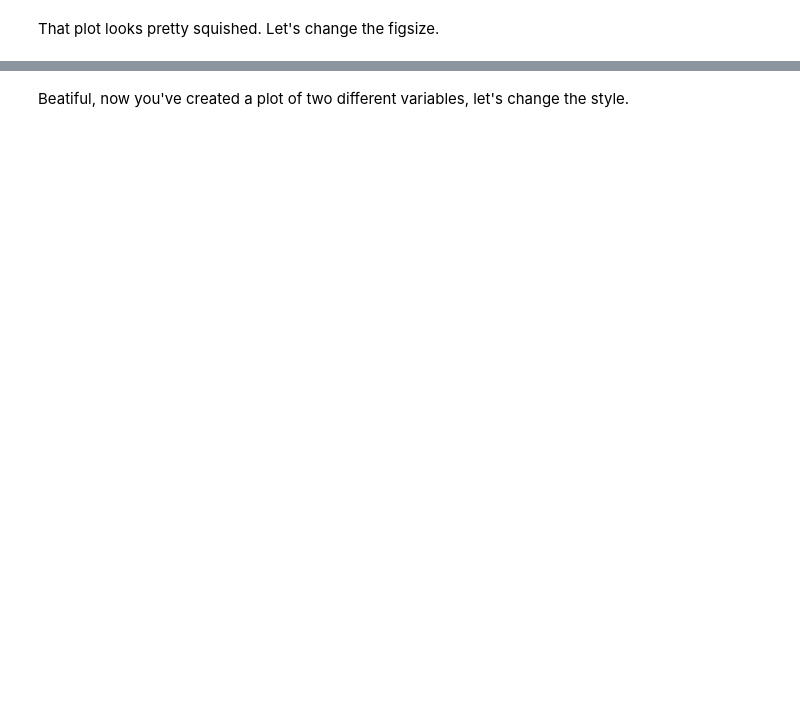
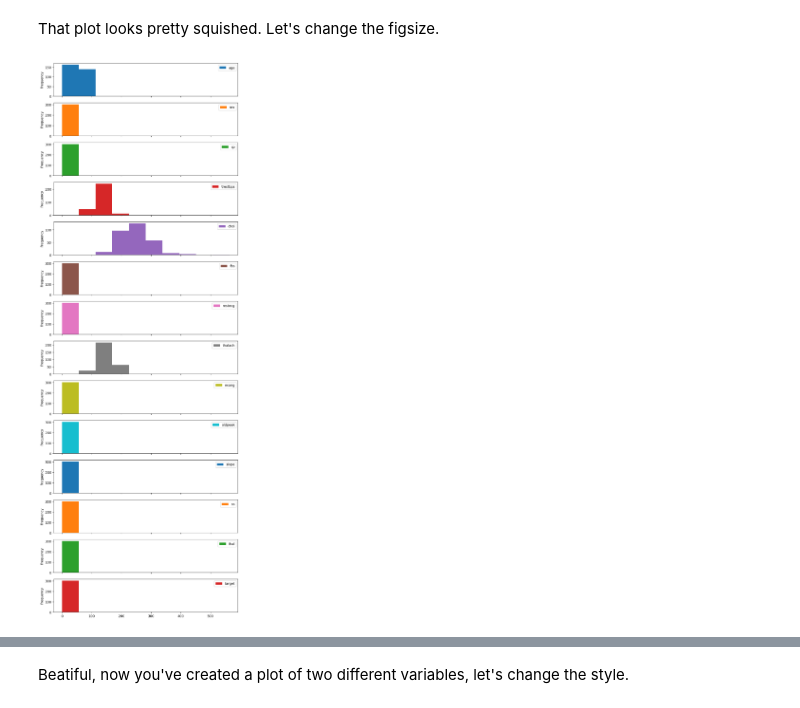
Before and after one commit to sakshamkumar1/master-machine-learning, a Jupyter notebook: matplotlib-exercises.ipynb, the cells around one changed output, grey strips where cells are left out. Saved outputs shown, nothing was run; the diff lists cells and outputs as text; code cells hidden in the pictures; blank space fills up the shorter version.

```diff
--- a/matplotlib-exercises.ipynb
+++ b/matplotlib-exercises.ipynb
@@ -367,6 +402,9 @@ That plot looks pretty squished. Let's change the figsize.
 # %%
 # Call the same line of code from above except change the "figsize" parameter
 # to be (10, 30)
+heart_disease.plot.hist(subplots=True, figsize=(10, 30));
+# %% [output]
+[figure, added]
 # %% [markdown]
 Now let's try comparing two variables versus the target variable.
 
```
Also changed, not shown: parts of 12 cells of this notebook, 3 other files.
